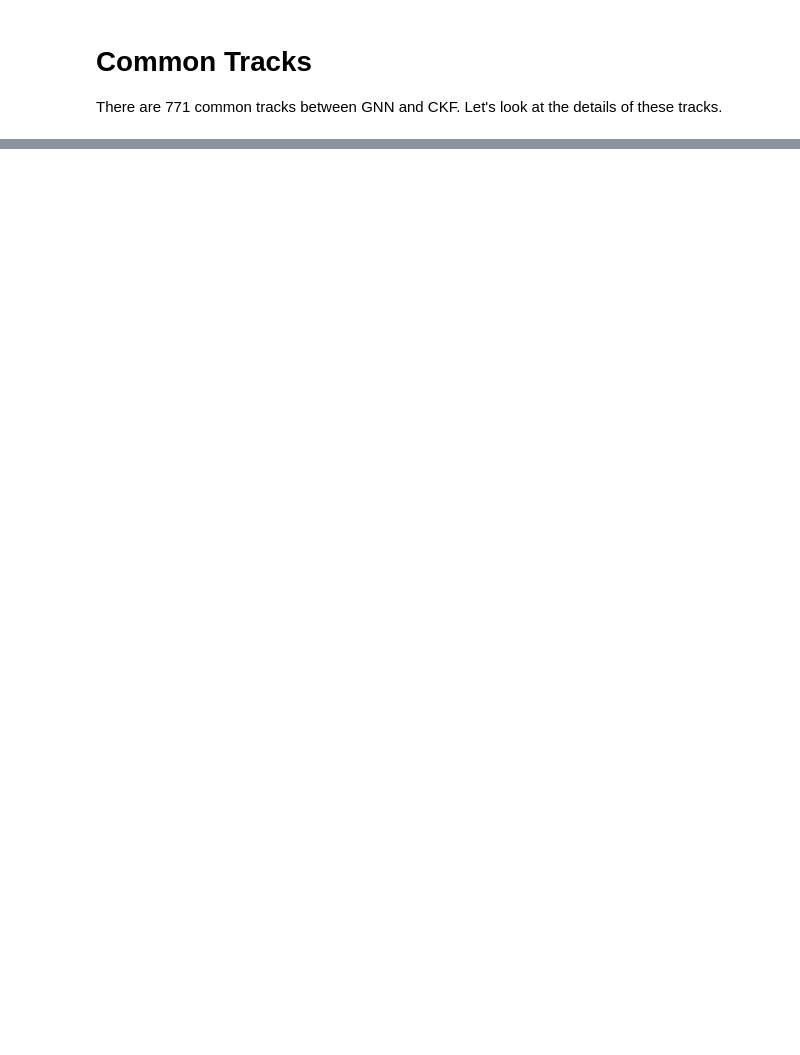
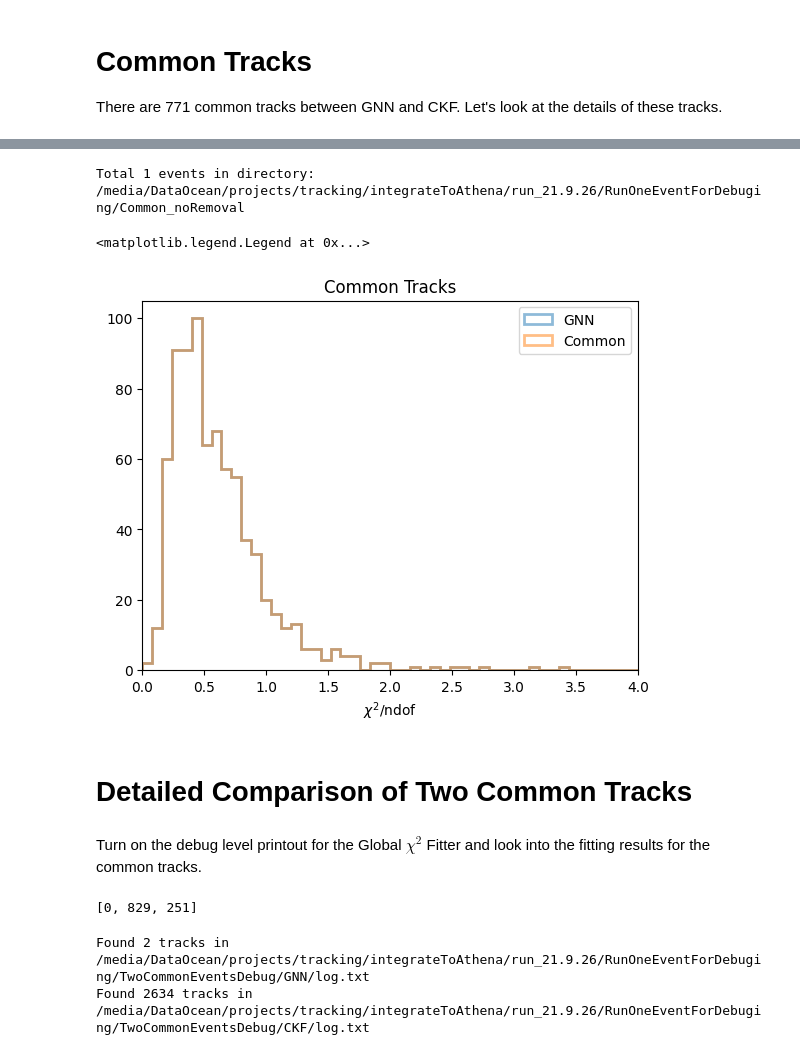
Before and after one commit to xju2/visual_tracks, a Jupyter notebook: notebooks/compare_ckf_with_GNN.ipynb, the cells around one changed output, grey strips where cells are left out. Cells and saved outputs as stored; diff of their text form; code cells hidden in the pictures; blank space fills up the shorter version.

```diff
--- a/notebooks/compare_ckf_with_GNN.ipynb
+++ b/notebooks/compare_ckf_with_GNN.ipynb
@@ -427,0 +439,31 @@ Text(0, 0.5, 'CKF $\\chi^2$/ndof')
+# %%
+common_base_dir = "/media/DataOcean/projects/tracking/integrateToAthena/run_21.9.26/RunOneEventForDebuging/Common_noRemoval"
+common_reader = AthenaRawDataReader(common_base_dir, overwrite=False, name="Common")
+common_reader.read(event_number=event_number)
+# %% [output]
+Total 1 events in directory: /media/DataOcean/projects/tracking/integrateToAthena/run_21.9.26/RunOneEventForDebuging/Common_noRemoval
+# %%
+common_chi2 = common_reader.true_tracks.chi2 / common_reader.true_tracks.nDoF
+# %%
+plt.title("Common Tracks")
+chi2_hist_config = dict(bins=50, range=(0, 4), alpha=0.5, histtype='step', lw=2)
+plt.hist(gnn_chi2, **chi2_hist_config, label="GNN")
+plt.hist(common_chi2, **chi2_hist_config, label="Common")
+plt.xlim(0, 4)
+plt.xlabel("$\chi^2$/ndof")
+plt.legend()
+# %% [output]
+<matplotlib.legend.Legend at 0x...>
+[figure, added]
+# %% [markdown]
+# Detailed Comparison of Two Common Tracks
+# %% [markdown]
+Turn on the debug level printout for the Global $\chi^2$ Fitter and look into the fitting results for the common tracks.
+# %%
+gxf_debug_ckf_fname = "/media/DataOcean/projects/tracking/integrateToAthena/run_21.9.26/RunOneEventForDebuging/TwoCommonEventsDebug/CKF/log.txt"
+gxf_debug_gnn_fname = "/media/DataOcean/projects/tracking/integrateToAthena/run_21.9.26/RunOneEventForDebuging/TwoCommonEventsDebug/GNN/log.txt"
+gnn_trkids = [0, 1]
+ckf_trkids = [0] + [common_fil_gnn_tracks[x][2] for x in [0, 4]]
+ckf_trkids
+# %% [output]
+[0, 829, 251]
@@ -427,0 +507,6 @@ Text(0, 0.5, 'CKF $\\chi^2$/ndof')
+# %%
+gnn_info = extract_fitting_info(gxf_debug_gnn_fname, gnn_trkids)
+ckf_info = extract_fitting_info(gxf_debug_ckf_fname, ckf_trkids)
+# %% [output]
+Found 2 tracks in /media/DataOcean/projects/tracking/integrateToAthena/run_21.9.26/RunOneEventForDebuging/TwoCommonEventsDebug/GNN/log.txt
+Found 2634 tracks in /media/DataOcean/projects/tracking/integrateToAthena/run_21.9.26/RunOneEventForDebuging/TwoCommonEventsDebug/CKF/log.txt
```
Also changed, not shown: parts of 57 cells of this notebook.
